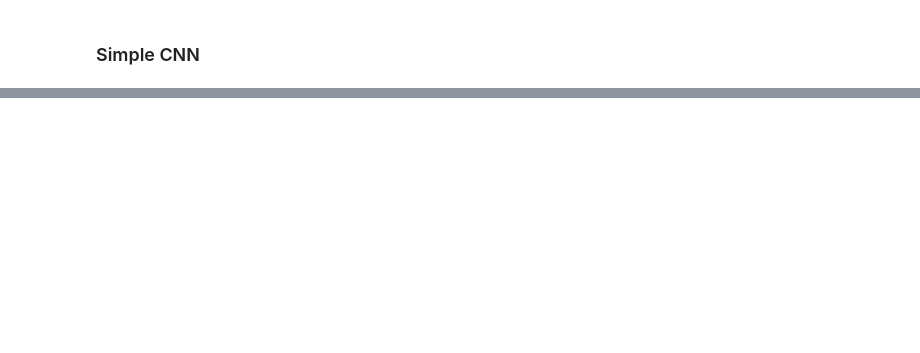
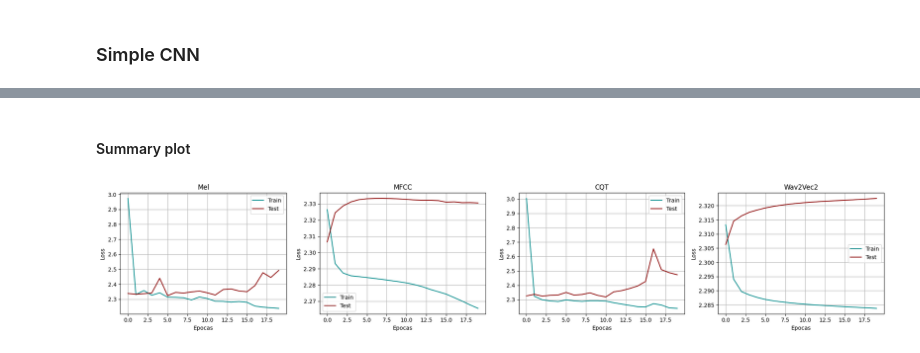
Before and after one commit to aaronbernal28/DeepMusicGenreClassifier, a Jupyter notebook: notebooks/cnns.ipynb, the cells around one changed output, grey strips where cells are left out. Cells and saved outputs as stored; diff of their text form; code cells hidden in the pictures; blank space fills up the shorter version.

```diff
--- a/notebooks/cnns.ipynb
+++ b/notebooks/cnns.ipynb
@@ -321,0 +47,5 @@ torch.save(model.state_dict(), 'modelol_cnns1.pth')
+# %%
+# Definimos hiperparámetros
+NUM_EPOCHS = 20
+LEARNING_RATE = 0.001
+HIDDEN_SIZE = 32
@@ -321,0 +249,10 @@ torch.save(model.state_dict(), 'modelol_cnns1.pth')
+# %%
+X_train = np.load('../Data/X_test_wav2vec2.npy')
+X_test = np.load('../Data/X_test_wav2vec2.npy')
+
+print(f"Entrenamiento: {len(X_train)} pares")
+print(f"Testeo: {len(X_test)} pares")
+
+train_dataset = Image_dataset(X_train, y_train)
+test_dataset = Image_dataset(X_test, y_test)
+train_dataset[1]
@@ -321,0 +278,19 @@ torch.save(model.state_dict(), 'modelol_cnns1.pth')
+# %%
+# Inicializa el modelo
+model = CNN1().to(device)
+
+# Función de pérdida y optimizador
+criterion = nn.CrossEntropyLoss()
+optimizer = torch.optim.Adam(model.parameters(), lr=LEARNING_RATE)
+print(f"Modelo creado con {sum(p.numel() for p in model.parameters())} parámetros")
+
+#### Entrenamiento del modelo #####
+BATCH_SIZE = 4
+# DataLoaders
+train_dataloader = DataLoader(train_dataset, batch_size=BATCH_SIZE)
+val_dataloader = DataLoader(test_dataset, batch_size=BATCH_SIZE)
+
+train_losses_wav2vec2, val_losses_wav2vec2 = train(model, train_dataloader, val_dataloader, optimizer, criterion, NUM_EPOCHS)
+accur = accuracy(model, test_dataset)
+print("-" * 50)
+print(f"Accuracy del modelo con los datos de testeo: {accur:.2f}")
@@ -321,0 +317,15 @@ torch.save(model.state_dict(), 'modelol_cnns1.pth')
+# %% [markdown]
+#### Summary plot
+# %%
+fig, axes = plt.subplots(1, 4, figsize=(20, 4))
+
+plot_losses(train_losses_mel, val_losses_mel, axes[0], title='Mel')
+plot_losses(train_losses_mfcc, val_losses_mfcc, axes[1], title='MFCC')
+plot_losses(train_losses_cqt, val_losses_cqt, axes[2], title='CQT')
+plot_losses(train_losses_wav2vec2, val_losses_wav2vec2, axes[3], title='Wav2Vec2')
+#for ax in axes:
+#    ax.set_ylim(-0.1, 2.5)
+plt.tight_layout()
+plt.show()
+# %% [output]
+[figure, added]
```
Also changed, not shown: parts of 35 cells of this notebook, 2 other files.
